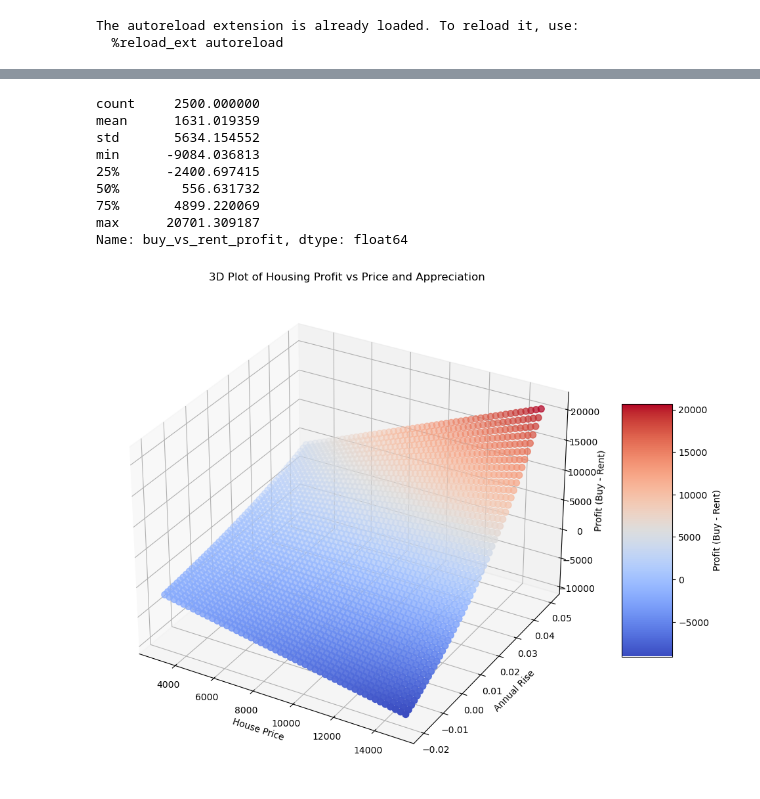
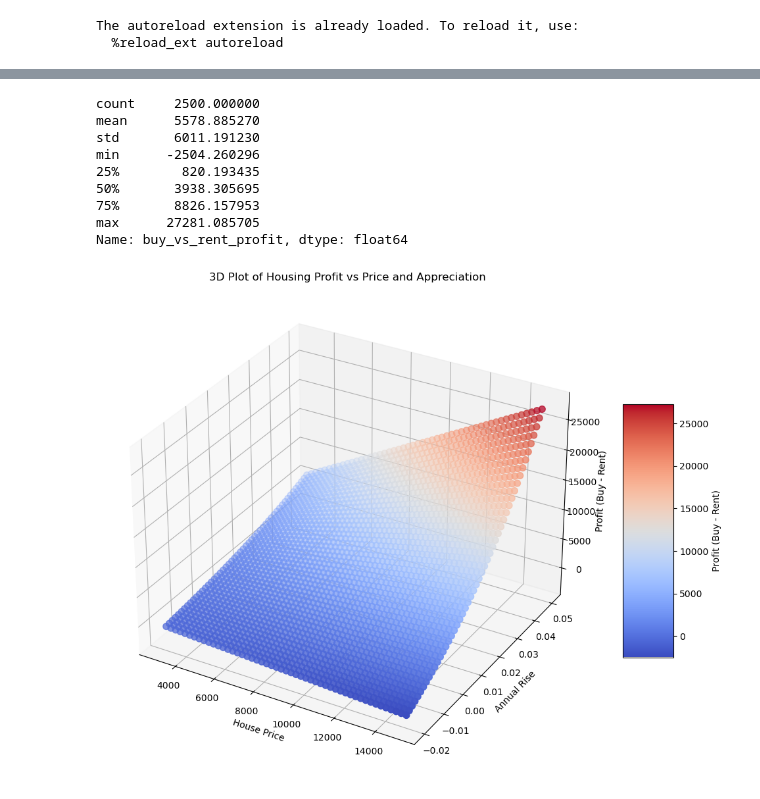
Before and after one commit to SJY-14/Modeling, a Jupyter notebook: housing.ipynb, the cells around one changed output, grey strips where cells are left out. Saved outputs shown, nothing was run; the diff lists cells and outputs as text; code cells hidden in the pictures.

Commit message:
revised plotting scheme

```diff
--- a/housing.ipynb
+++ b/housing.ipynb
@@ -58,7 +58,7 @@ df = pd.DataFrame(combinations, columns=['house_price', 'annual_rise'])
 # Calculate derived columns
 df['annual_interest_rate'] = annual_interest_rates
 df['monthly_payment'] = df['house_price'] / years / 12
-df['surface_profit'] = 0.04
+df['surface_profit'] = 0.035 #東京の平均的な表面収益率
 df['monthly_rent'] = df['house_price'] * df['surface_profit'] / 12
 
 # We need to make sure calculate_profit_diff is applied AFTER this.
@@ -84,38 +84,39 @@ df[df['buy_vs_rent_profit']>0].head()
 df['buy_vs_rent_profit'].describe()
 # %% [output]
 count     2500.000000
-mean      1631.019359
-std       5634.154552
-min      -9084.036813
-25%      -2400.697415
-50%        556.631732
-75%       4899.220069
-max      20701.309187
+mean      5578.885270
+std       6011.191230
+min      -2504.260296
+25%        820.193435
+50%       3938.305695
+75%       8826.157953
+max      27281.085705
 Name: buy_vs_rent_profit, dtype: float64
 # %%
 from mpl_toolkits.mplot3d import Axes3D
 
 fig = plt.figure(figsize=(12, 10))
 ax = fig.add_subplot(111, projection='3d')
 
 # Since house_price and annual_rise are coupled 1-to-1 in the dataframe,
 # we use a scatter plot to visualize the specific scenarios.
 x = df['house_price']
 y = df['annual_rise']
 z = df['buy_vs_rent_profit']
 
 # Plot the points
-scatter = ax.scatter(x, y, z, c=z, cmap='coolwarm', s=50)
+vmax = z.max()
+scatter = ax.scatter(x, y, z, c=z, cmap='coolwarm', s=50)#,vmin=-vmax,vmax=vmax)
+
 
 # Add a color bar which maps values to colors
-fig.colorbar(scatter, ax=ax, shrink=0.5, aspect=5, label='Profit (Buy - Rent)')
-
+pp = fig.colorbar(scatter, ax=ax, shrink=0.5, aspect=5, label='Profit (Buy - Rent)')
 ax.set_xlabel('House Price')
 ax.set_ylabel('Annual Rise')
 ax.set_zlabel('Profit (Buy - Rent)')
 ax.set_title('3D Plot of Housing Profit vs Price and Appreciation')
 
 plt.show()
 # %% [output]
-[figure, old version]
+[figure, new version]
 # %%
```
Also changed, not shown: parts of 3 cells of this notebook.
